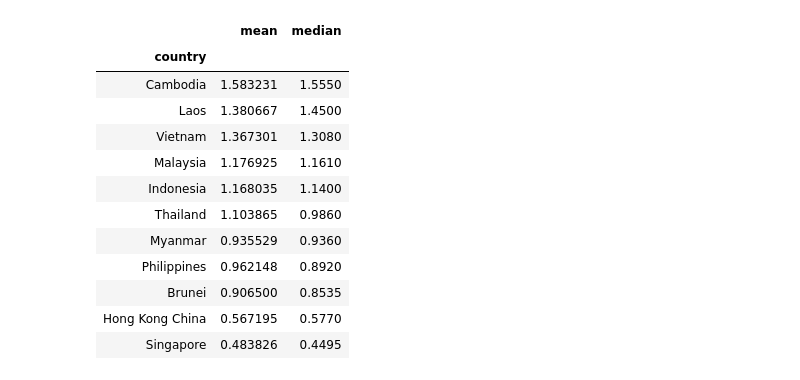
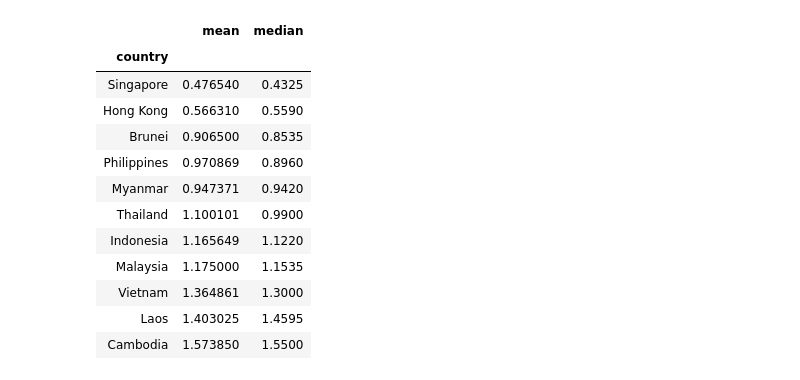
Before and after one commit to zackzbar/Hostelworld_webscraping, a Jupyter notebook: scripts/first.ipynb, the cells around one changed output. Cells and saved outputs as stored; diff of their text form; code cells hidden in the pictures.

```diff
--- a/scripts/first.ipynb
+++ b/scripts/first.ipynb
@@ -9,5 +14,7 @@ pd.set_option('display.min_rows', 999)
 # %%
 mains = ['name','kind','city','country','price','reviews','rating_cat','rating','value']
+# %%
+full['country'] = full['country'].replace('Hong Kong China', 'Hong Kong')
 # %%
 # COUNTING THE FULL DATASET
 # %%
@@ -52,7 +68,7 @@ full[full['reviews']>25].groupby('country')['price'].agg(['mean','median']).sort
 # %%
 # VALUE CALCULATION AND RATING
 # %%
-value_calc = full[(full['reviews']>=25) & (full['value']>0)].sort_values('value', ascending=False)
-value_rate = full[(full['reviews']>=25) & (full['value']>0)].sort_values('value_for_money', ascending=False)
+value_calc = full[(full['reviews']>=20) & (full['value']>0)].sort_values('value', ascending=False)
+value_rate = full[(full['reviews']>=20) & (full['value']>0)].sort_values('value_for_money', ascending=False)
 value_calc.shape
 # %% [output]
@@ -155,18 +253,19 @@ Name: country, dtype: int64
 # %%
 # MEASURES OF CENTRALITY, VALUE
 # %%
-value_calc.groupby('country')['value'].agg(['mean','median']).sort_values(by='median',ascending=False)
+value_calc_med = value_calc.groupby('country')['value'].agg(['mean','median']).sort_values(by='median',ascending=True)
+value_calc_med
 # %% [output]
 |  | mean | median |
 | country |  |  |
-| Cambodia | 1.583231 | 1.5550 |
-| Laos | 1.380667 | 1.4500 |
-| Vietnam | 1.367301 | 1.3080 |
-| Malaysia | 1.176925 | 1.1610 |
-| Indonesia | 1.168035 | 1.1400 |
-| Thailand | 1.103865 | 0.9860 |
-| Myanmar | 0.935529 | 0.9360 |
-| Philippines | 0.962148 | 0.8920 |
+| Singapore | 0.476540 | 0.4325 |
+| Hong Kong | 0.566310 | 0.5590 |
 | Brunei | 0.906500 | 0.8535 |
-| Hong Kong China | 0.567195 | 0.5770 |
-| Singapore | 0.483826 | 0.4495 |
+| Philippines | 0.970869 | 0.8960 |
+| Myanmar | 0.947371 | 0.9420 |
+| Thailand | 1.100101 | 0.9900 |
+| Indonesia | 1.165649 | 1.1220 |
+| Malaysia | 1.175000 | 1.1535 |
+| Vietnam | 1.364861 | 1.3000 |
+| Laos | 1.403025 | 1.4595 |
+| Cambodia | 1.573850 | 1.5500 |
```
Also changed, not shown: parts of 20 cells of this notebook.
